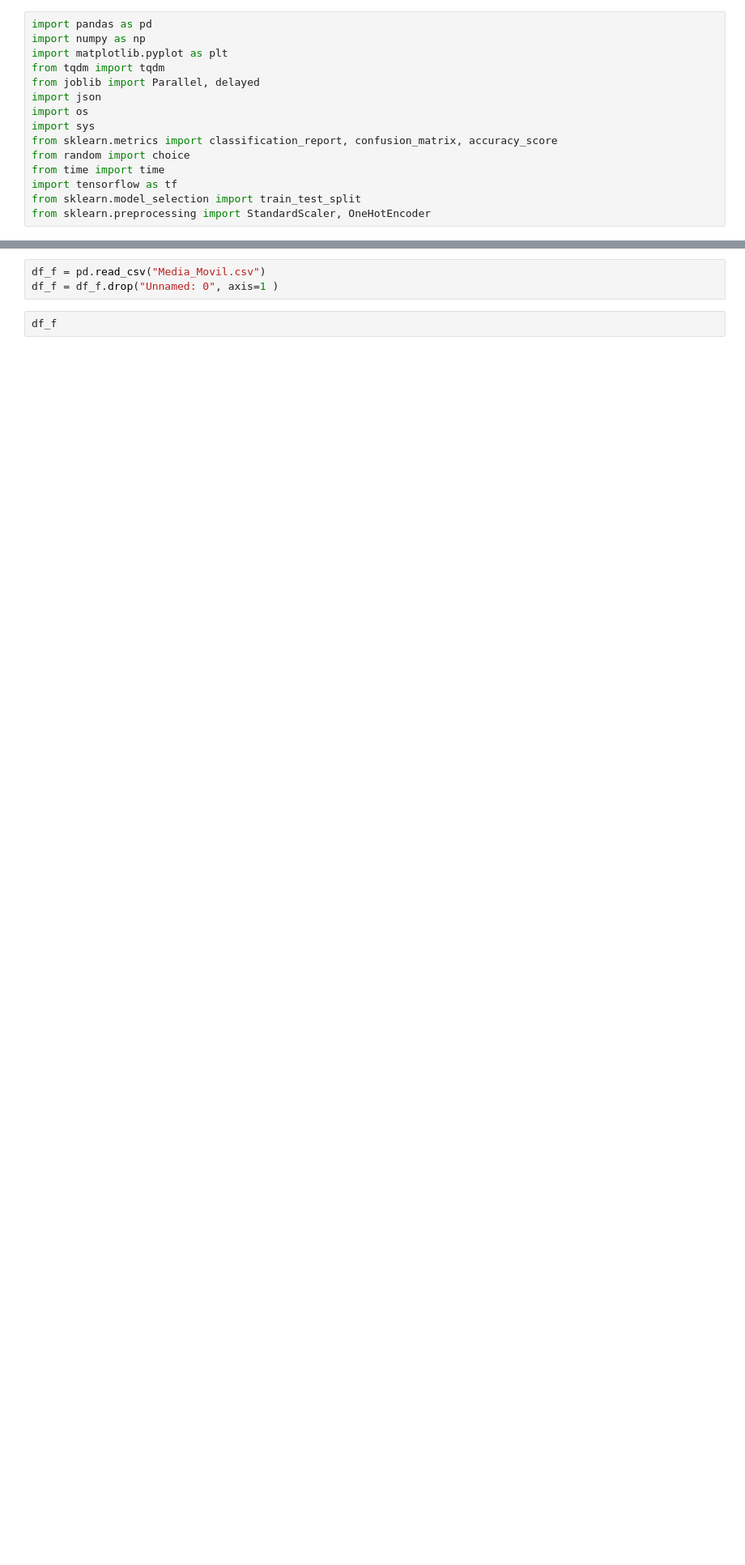
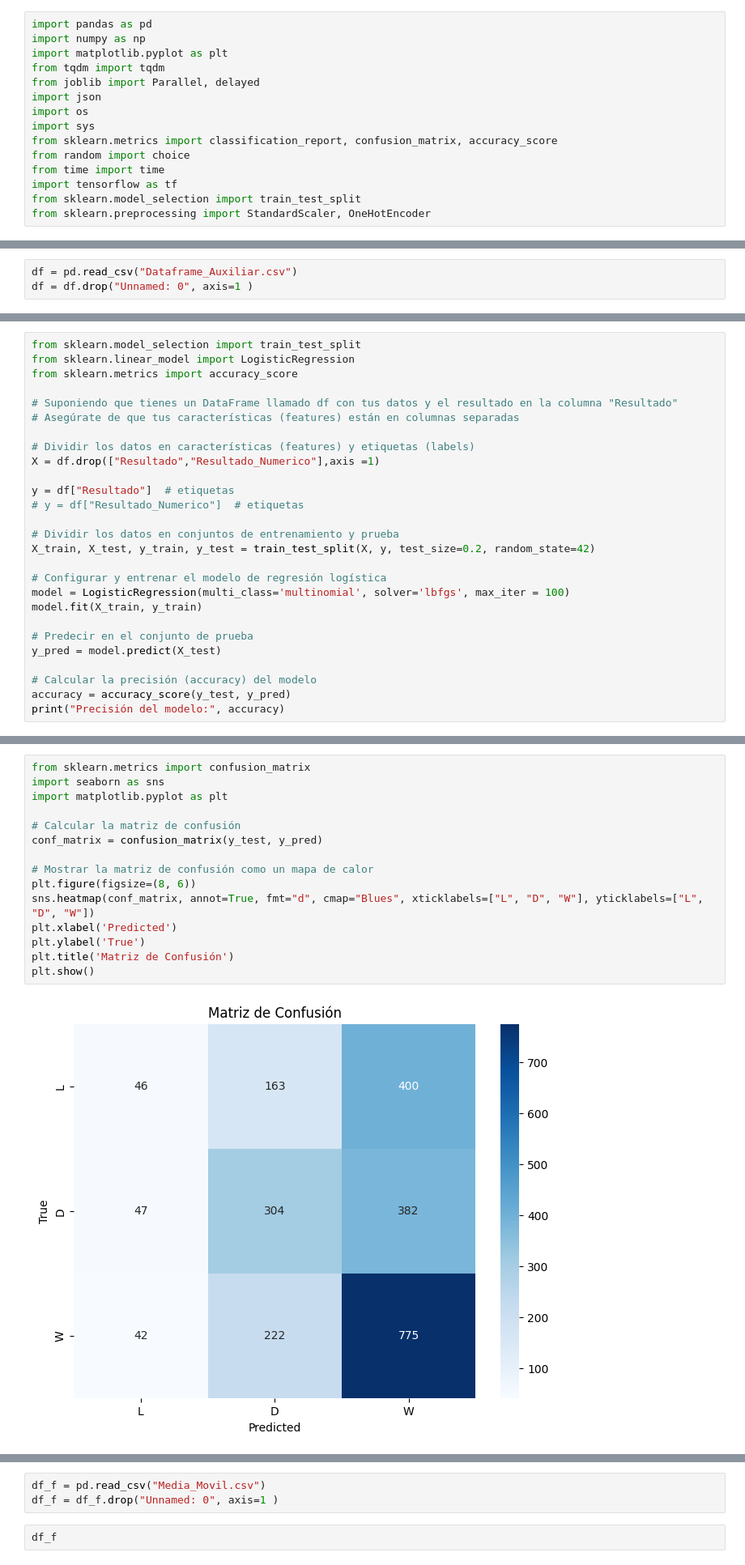
Before and after one commit to GonzaloFuentes1/IPRE-DeepLearningPrediccionDeResultadosDeportivos, a Jupyter notebook: Modelos/Fotmob/fotmob_model.ipynb, the cells around one changed output, grey strips where cells are left out. Shown: that part at 81% size. Saved outputs shown, nothing was run; the diff lists cells and outputs as text; blank space fills up the shorter version.

```diff
--- a/Modelos/Fotmob/fotmob_model.ipynb
+++ b/Modelos/Fotmob/fotmob_model.ipynb
@@ -15,0 +18,3 @@ from sklearn.preprocessing import StandardScaler, OneHotEncoder
+# %%
+df = pd.read_csv("Dataframe_Auxiliar.csv")
+df = df.drop("Unnamed: 0", axis=1 )
@@ -15,0 +37,27 @@ from sklearn.preprocessing import StandardScaler, OneHotEncoder
+# %%
+from sklearn.model_selection import train_test_split
+from sklearn.linear_model import LogisticRegression
+from sklearn.metrics import accuracy_score
+
+# Suponiendo que tienes un DataFrame llamado df con tus datos y el resultado en la columna "Resultado"
+# Asegúrate de que tus características (features) están en columnas separadas
+
+# Dividir los datos en características (features) y etiquetas (labels)
+X = df.drop(["Resultado","Resultado_Numerico"],axis =1)
+
+y = df["Resultado"]  # etiquetas
+# y = df["Resultado_Numerico"]  # etiquetas
+
+# Dividir los datos en conjuntos de entrenamiento y prueba
+X_train, X_test, y_train, y_test = train_test_split(X, y, test_size=0.2, random_state=42)
+
+# Configurar y entrenar el modelo de regresión logística
+model = LogisticRegression(multi_class='multinomial', solver='lbfgs', max_iter = 100)
+model.fit(X_train, y_train)
+
+# Predecir en el conjunto de prueba
+y_pred = model.predict(X_test)
+
+# Calcular la precisión (accuracy) del modelo
+accuracy = accuracy_score(y_test, y_pred)
+print("Precisión del modelo:", accuracy)
@@ -15,0 +73,17 @@ from sklearn.preprocessing import StandardScaler, OneHotEncoder
+# %%
+from sklearn.metrics import confusion_matrix
+import seaborn as sns
+import matplotlib.pyplot as plt
+
+# Calcular la matriz de confusión
+conf_matrix = confusion_matrix(y_test, y_pred)
+
+# Mostrar la matriz de confusión como un mapa de calor
+plt.figure(figsize=(8, 6))
+sns.heatmap(conf_matrix, annot=True, fmt="d", cmap="Blues", xticklabels=["L", "D", "W"], yticklabels=["L", "D", "W"])
+plt.xlabel('Predicted')
+plt.ylabel('True')
+plt.title('Matriz de Confusión')
+plt.show()
+# %% [output]
+[figure, added]
```
Also changed, not shown: parts of 8 cells of this notebook, 2 other files.
